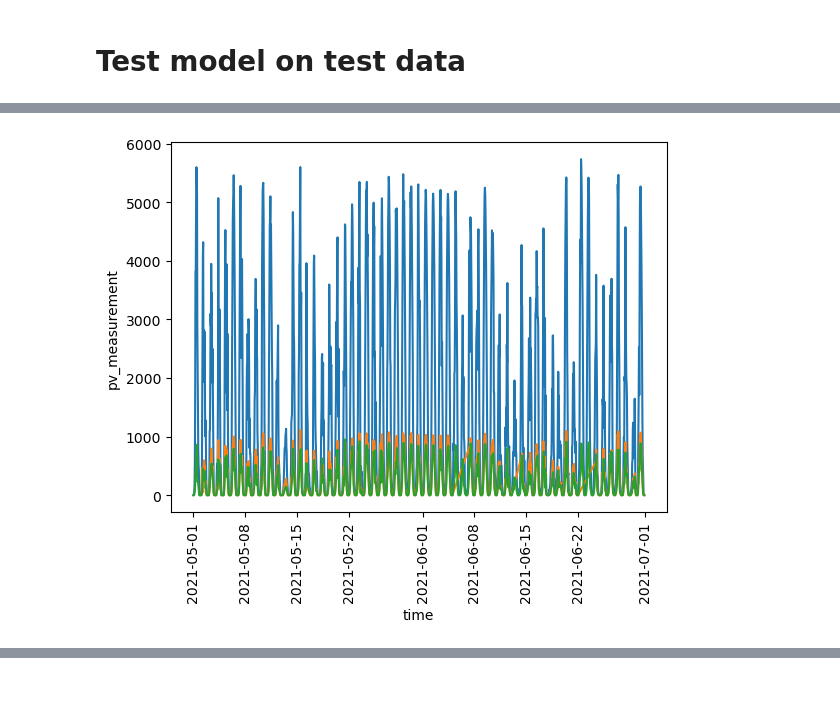
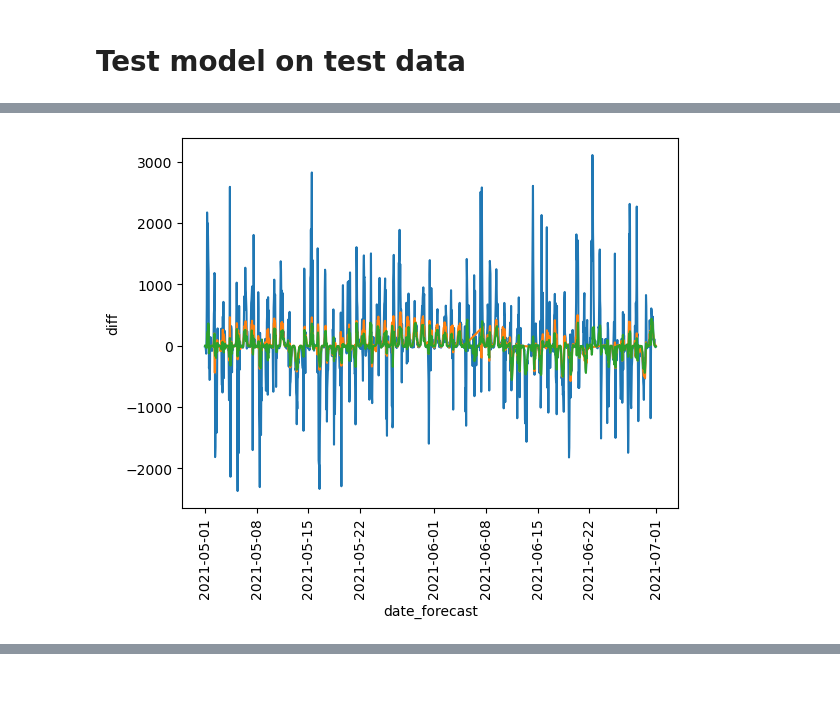
Before and after one commit to CristianoGambirasio/MLProjectNTNU, a Jupyter notebook: NOTEBOOK.ipynb, the cells around one changed output, grey strips where cells are left out. Drawn from its saved outputs; the diff is of its cells as text; code cells hidden in the pictures.

```diff
--- a/NOTEBOOK.ipynb
+++ b/NOTEBOOK.ipynb
@@ -700,7 +724,7 @@ X_submission = X_submission.drop(drop_cols, axis=1, errors='ignore')
 # %%
 # automatically set types of columns for imputing and oneHotEncoding
 categorical_features = X_train.select_dtypes(include=['object']).columns.tolist()
-impute_features = X_train.loc[:, X.isna().any()].columns.tolist()
+impute_features = X_train.loc[:, X_train.isna().any()].columns.tolist()# + ['GHI_std']
 
 print(f"categorical_features: {categorical_features}")
 print(f"impute_features: {impute_features}")
@@ -815,7 +903,9 @@ xgb = xgboost.XGBRegressor(
     # reg_lambda=5,
     n_estimators=50,
     colsample_bytree=0.5,
+    # subsample=0.5,
     # min_child_weight=2,
+
 )
 
 lgbm = LGBMRegressor(
@@ -827,10 +917,20 @@ lgbm = LGBMRegressor(
     #reg_lambda = 7,
 )
 
+rdf = RandomForestRegressor(
+    random_state=42,
+    n_estimators=200,
+    # min_samples_split=50,
+    max_leaf_nodes = 100
+)
+
+svr = SVR(
+)
+
 catboost = CatBoostRegressor(
     cat_features = ['building_id'],
     iterations=800,
-    depth=13,
+    depth=16,
 )
 
 xgb_onehot = Pipeline(steps=[
@@ -845,13 +945,14 @@ lgbm_onehot = Pipeline(steps=[
     ('estimator', lgbm)
 ])
 
-stack = StackingRegressor(estimators=[('xgb',xgb_onehot),('lgbm',lgbm_onehot),('cat',catboost)], final_estimator= LinearRegression())
+vote = VotingRegressor(estimators=[('xgb',xgb_onehot),('lgbm',lgbm_onehot),('cat',catboost)])
 
 # build the pipeline
 pipeline = Pipeline(steps=[
-    #('columnTransformer', columnTransformer),
+    ('columnTransformer', columnTransformer),
+    #('standardizer', StandardScaler()),
     ('statusSaver', StatusSaver()),
-    ('estimator', stack)
+    ('estimator', xgb)
 ])
 
 
@@ -862,15 +963,17 @@ m1_BayesCV = BayesSearchCV(
 
 
 m1_GridCV = GridSearchCV(
-    pipeline, parameters_grid_lgbm, scoring=scoring, cv=ps, error_score='raise', n_jobs=-1, verbose=2, refit='MAE')
+    pipeline, parameters_grid_xgb, scoring=scoring, cv=ps, error_score='raise', n_jobs=-1, verbose=2, refit='MAE') # 'MAE'
 
 # switch between BayesCV and GridCV
 m1_CV = m1_GridCV
 
 # fit the estimator on the data
-#m1_CV.fit(X_o, y_o)
 m1_CV.fit(X_train, y_train)
+
+# vote.fit(X_train, y_train)
 
 # get best model
 m1 = m1_CV.best_estimator_
+# m1 = vote
 # %% [output]
@@ -942,12 +1063,15 @@ if type(m1_CV) == BayesSearchCV:
 # %%
 # predict on estimated data
 m1.fit(X_train[~test_idx].reset_index(drop=True), y_train[~test_idx].reset_index(drop=True))
+
+
 m1_pred = pd.Series(m1.predict(X_test))
 #m1_pred = pd.Series(full_scaler.inverse_transform(m1_pred.values.reshape(-1, 1)).flatten())
 #m1_pred = y_scaler.inverse_transform(m1_pred, X_e['building_id'])
 # m1_pred = y_scaler_clear_sky.inverse_transform(m1_pred, X_test['clear_sky_rad:W'])
 # m1_pred = y_scaler_clear_sky_y.inverse_transform(m1_pred, X_test['clear_sky_rad:W'])
-m1_pred = y_scaler_MaxAbs_y.inverse_transform(m1_pred, X_test['building_id'])
+m1_pred = y_scaler_MaxAbs.inverse_transform(m1_pred, X_test['building_id'])
+
 m1_pred = m1_pred.clip(lower=0) # zero m1 pred
 Xy_test['m1_pred'] = m1_pred
 
@@ -982,14 +1087,11 @@ Length: 4226, dtype: float64
 # %%
-feature_name = 'sun_elevation:d'
-
-
-Xy_test['m1_pred'] = m1_pred
+Xy_test['m1_pred'] = m1_pred #* 1.04
 
 # calculate abs diff
 Xy_test['abs_diff'] = np.abs(Xy_test['pv_measurement'] - Xy_test['m1_pred'])
 Xy_test['diff'] = (Xy_test['pv_measurement'] - Xy_test['m1_pred'])
 
-Xy_test['m1_pred_transformed'] = Xy_test.apply(lambda row: 0 if row['sun_elevation:d'] < 1 else row['m1_pred'], axis=1)
+Xy_test['m1_pred_transformed'] = Xy_test.apply(lambda row: 0 if row['45_sun_elevation:d'] < -1 else row['m1_pred'], axis=1)
 
 # calculate abs diff
 Xy_test['abs_diff_transformed'] = np.abs(Xy_test['pv_measurement'] - Xy_test['m1_pred_transformed'])
@@ -1039,5 +1140,5 @@ Xy_test[['m1_pred','pv_measurement']].plot(figsize=(20,5), alpha=0.5)
 # %%
-sns.lineplot(data=Xy_test, x='time', y='pv_measurement', hue='building_id', legend=False)
+sns.lineplot(data=Xy_test, x='date_forecast', y='diff', hue='building_id', legend=False)
 plt.xticks(rotation=90);
 # %% [output]
-[figure, old version]
+[figure, new version]
```
Also changed, not shown: parts of 76 cells of this notebook, 34 other files.
